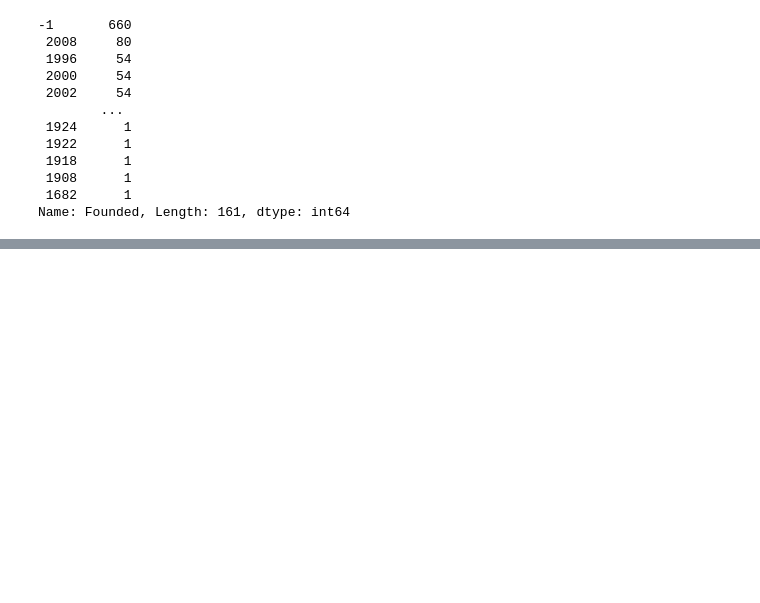
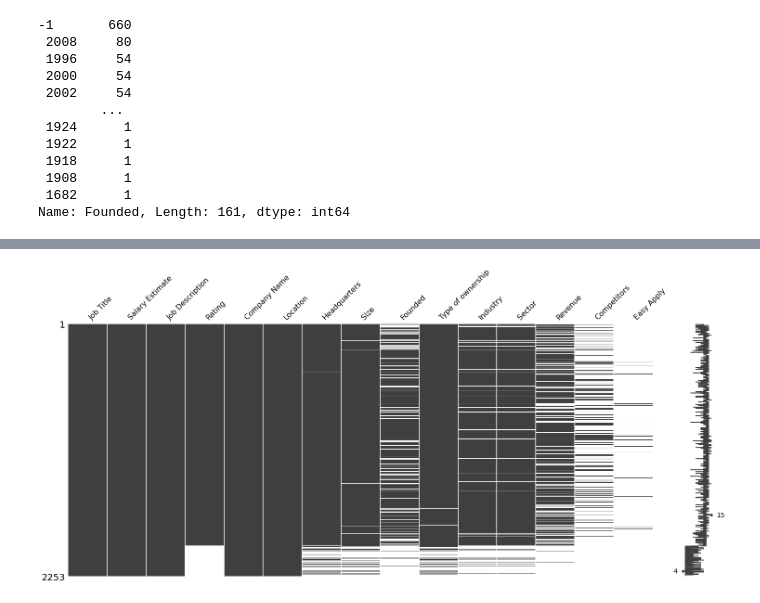
Before and after one commit to abbybby/CapstoneTwo_JobSalaryPrediction, a Jupyter notebook: Data Wrangling/data_wrangling.ipynb, the cells around one changed output, grey strips where cells are left out. Saved outputs shown, nothing was run; the diff lists cells and outputs as text; code cells hidden in the pictures; blank space fills up the shorter version.

```diff
--- a/Data Wrangling/data_wrangling.ipynb
+++ b/Data Wrangling/data_wrangling.ipynb
@@ -198 +225,7 @@ new_missing.sort_values(by=['count','%'],ascending= False)
+# %%
+# Visualize missingness
+msno.matrix(job_data.sort_values(by = 'Rating',ascending = True))
+plt.show()
+# %% [output]
+[figure, added]
 # %% [markdown]
```
Also changed, not shown: parts of 27 cells of this notebook.
